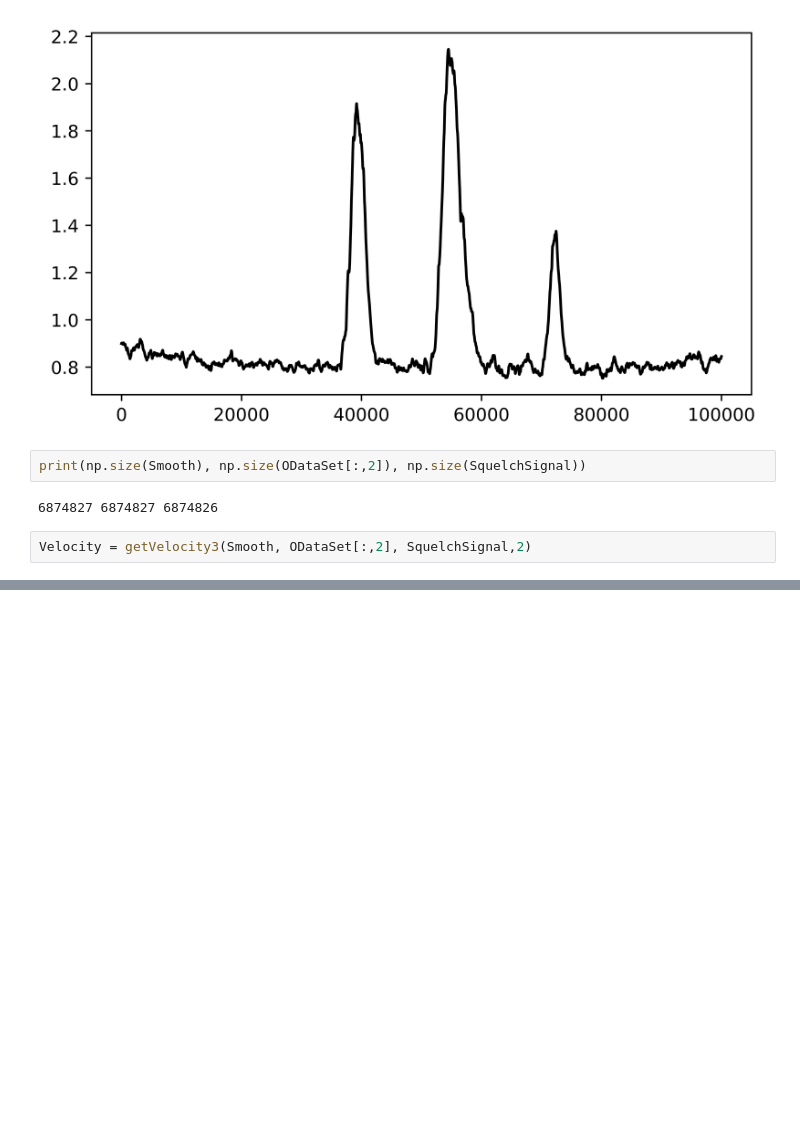
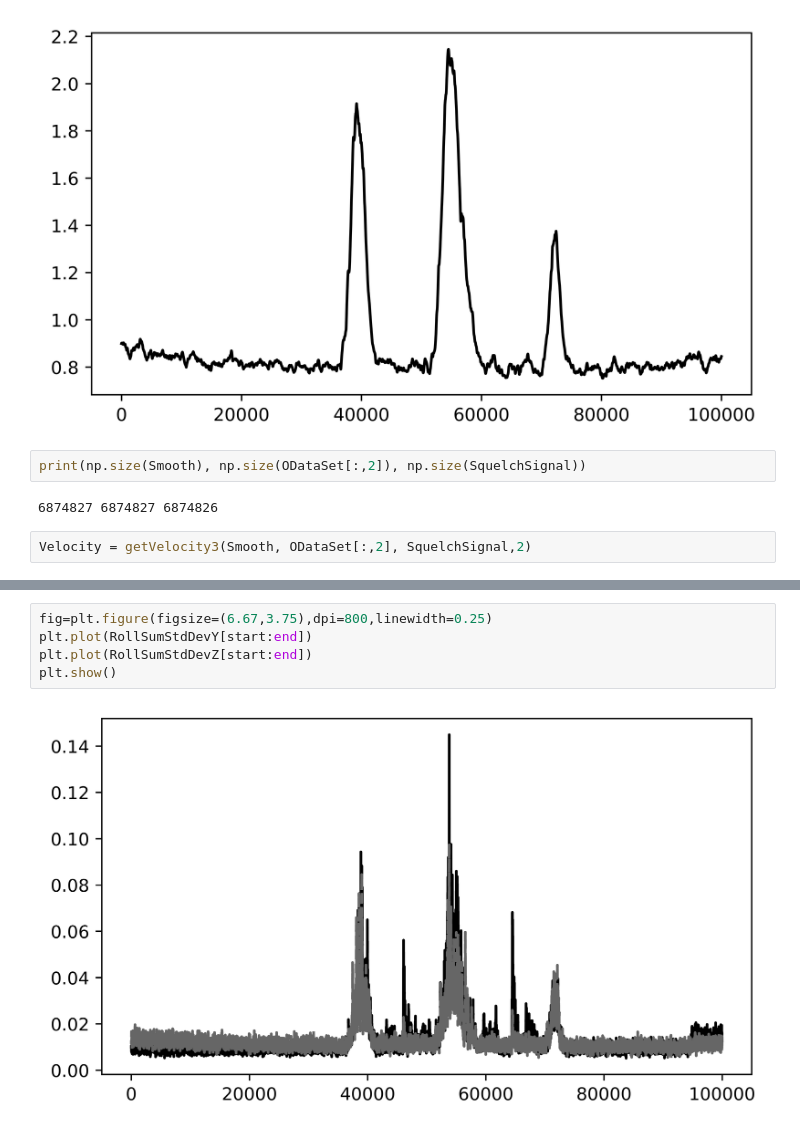
Before and after one commit to danchendrickson/RMG_NDE_Disssertation, a Jupyter notebook: Rail Charicterization Paper/05 Std Dev Analysis.ipynb, the cells around one changed output, grey strips where cells are left out. Cells and saved outputs as stored; diff of their text form; blank space fills up the shorter version.

```diff
--- a/Rail Charicterization Paper/05 Std Dev Analysis.ipynb
+++ b/Rail Charicterization Paper/05 Std Dev Analysis.ipynb
@@ -433,0 +424,7 @@ plt.show()
+# %%
+fig=plt.figure(figsize=(6.67,3.75),dpi=800,linewidth=0.25)
+plt.plot(RollSumStdDevY[start:end])
+plt.plot(RollSumStdDevZ[start:end])
+plt.show()
+# %% [output]
+[figure, added]
```
Also changed, not shown: parts of 7 cells of this notebook, 1 other file.
